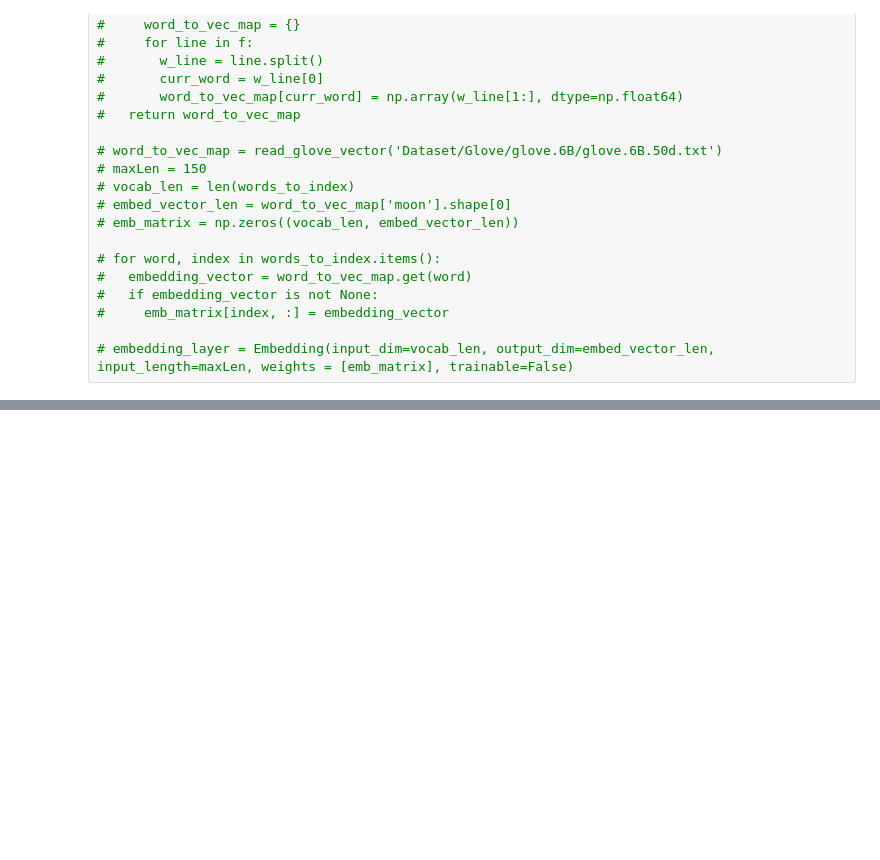
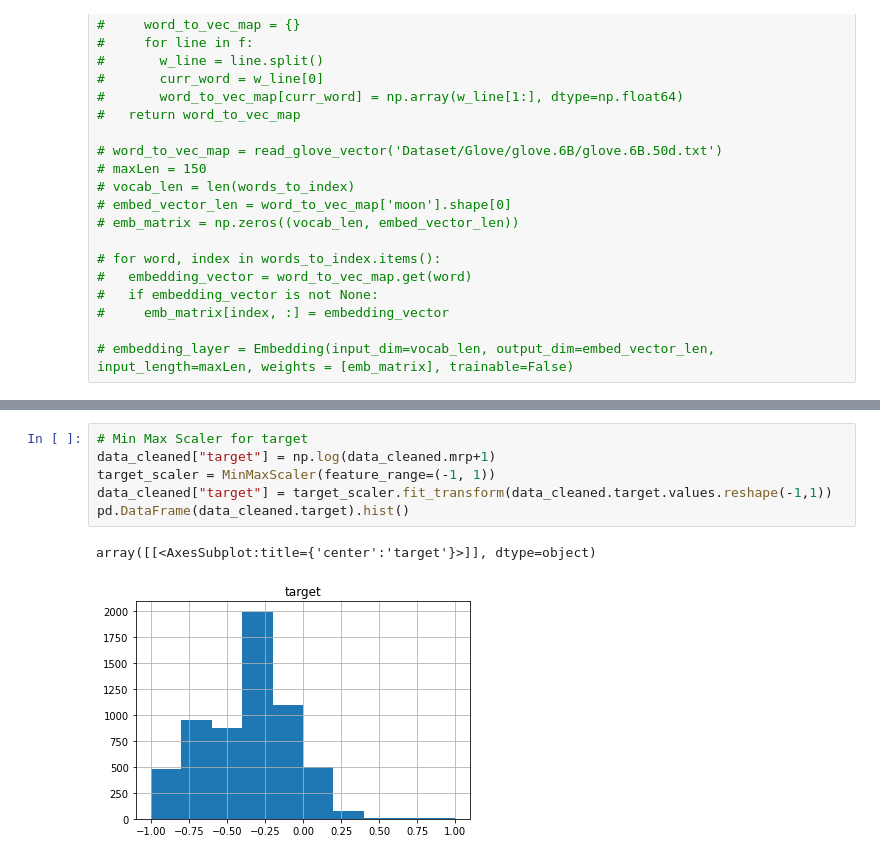
Before and after one commit to shardul-rajhans/fashion-price-prediction, a Jupyter notebook: LSTM_GRU.ipynb, the cells around one changed output, grey strips where cells are left out. Saved outputs shown, nothing was run; the diff lists cells and outputs as text; blank space fills up the shorter version.

```diff
--- a/LSTM_GRU.ipynb
+++ b/LSTM_GRU.ipynb
@@ -115,0 +121,9 @@ vs_clean.head()
+# %%
+# Min Max Scaler for target
+data_cleaned["target"] = np.log(data_cleaned.mrp+1)
+target_scaler = MinMaxScaler(feature_range=(-1, 1))
+data_cleaned["target"] = target_scaler.fit_transform(data_cleaned.target.values.reshape(-1,1))
+pd.DataFrame(data_cleaned.target).hist()
+# %% [output]
+array([[<AxesSubplot:title={'center':'target'}>]], dtype=object)
+[figure, added]
```
Also changed, not shown: parts of 22 cells of this notebook, 3 other files.
